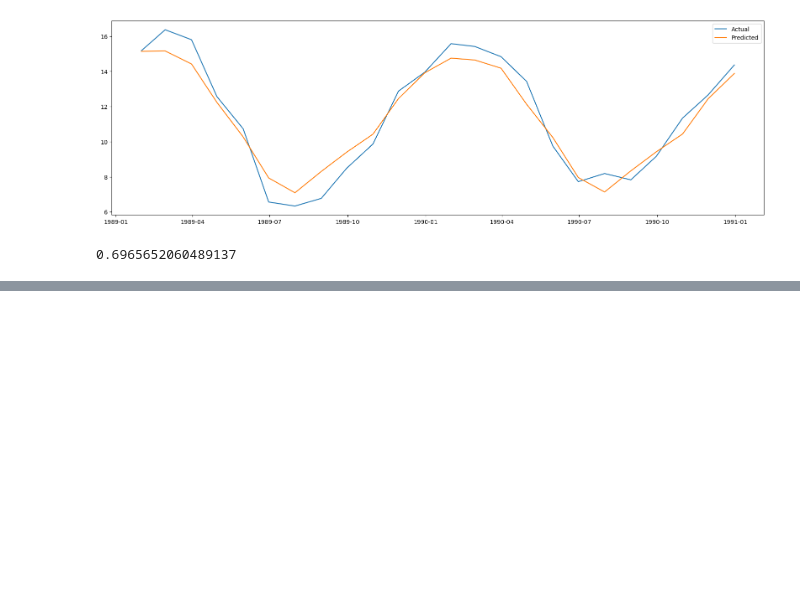
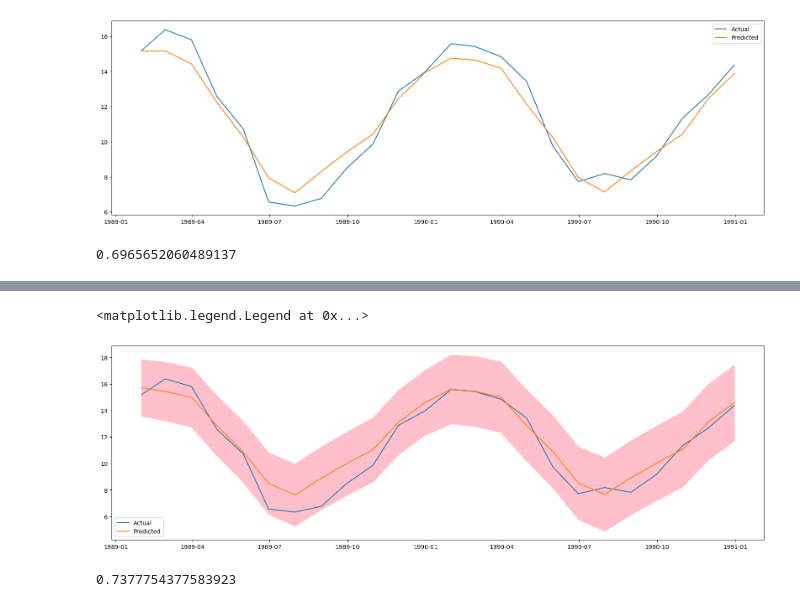
Before and after one commit to Matmozaur/Various-tools-and-notes, a Jupyter notebook: ML_related_concepts/Time_series/1D time series basics.ipynb, the cells around one changed output, grey strips where cells are left out. Cells and saved outputs as stored; diff of their text form; code cells hidden in the pictures; blank space fills up the shorter version.

Commit message:
Add SARIMA example

```diff
--- a/ML_related_concepts/Time_series/1D time series basics.ipynb
+++ b/ML_related_concepts/Time_series/1D time series basics.ipynb
@@ -337,3 +301,6 @@ mae=resid.abs().mean()
 mae
 # %% [output]
 0.6965652060489137
+# %%
+sarima=SARIMAX(series_m_train,order=(1,0,2),seasonal_order=(1,0,1,12))
+sarima=sarima.fit()
@@ -339,0 +326,19 @@ mae
+# %%
+forecast = sarima.get_forecast(steps=24)
+# %%
+forecast_ci = forecast.conf_int()
+
+plt.figure(figsize=(20,6))
+plt.plot(series_m_test,label='Actual')
+plt.plot(forecast.predicted_mean,label='Predicted')
+plt.fill_between(forecast_ci.index, forecast_ci.iloc[:, 0], forecast_ci.iloc[:, 1], color='pink')
+plt.legend()
+# %% [output]
+<matplotlib.legend.Legend at 0x...>
+[figure, added]
+# %%
+resid=series_m_test-forecast.predicted_mean
+mae=resid.abs().mean()
+mae
+# %% [output]
+0.7377754377583923
```
Also changed, not shown: parts of 2 cells of this notebook.
